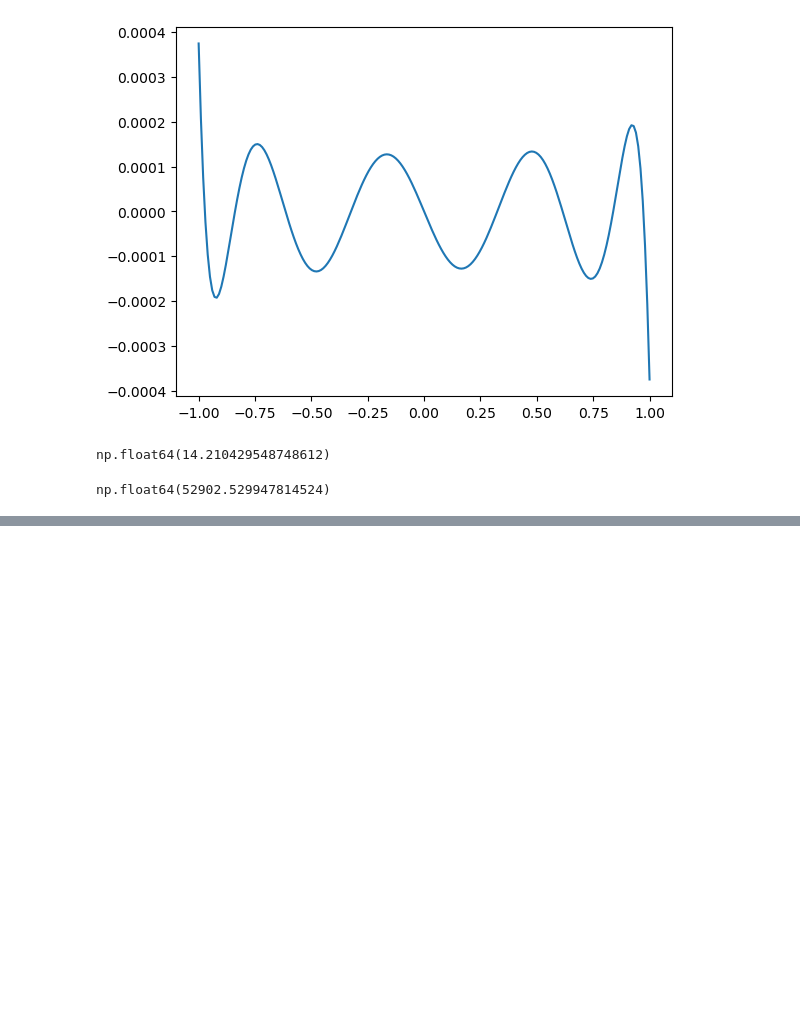
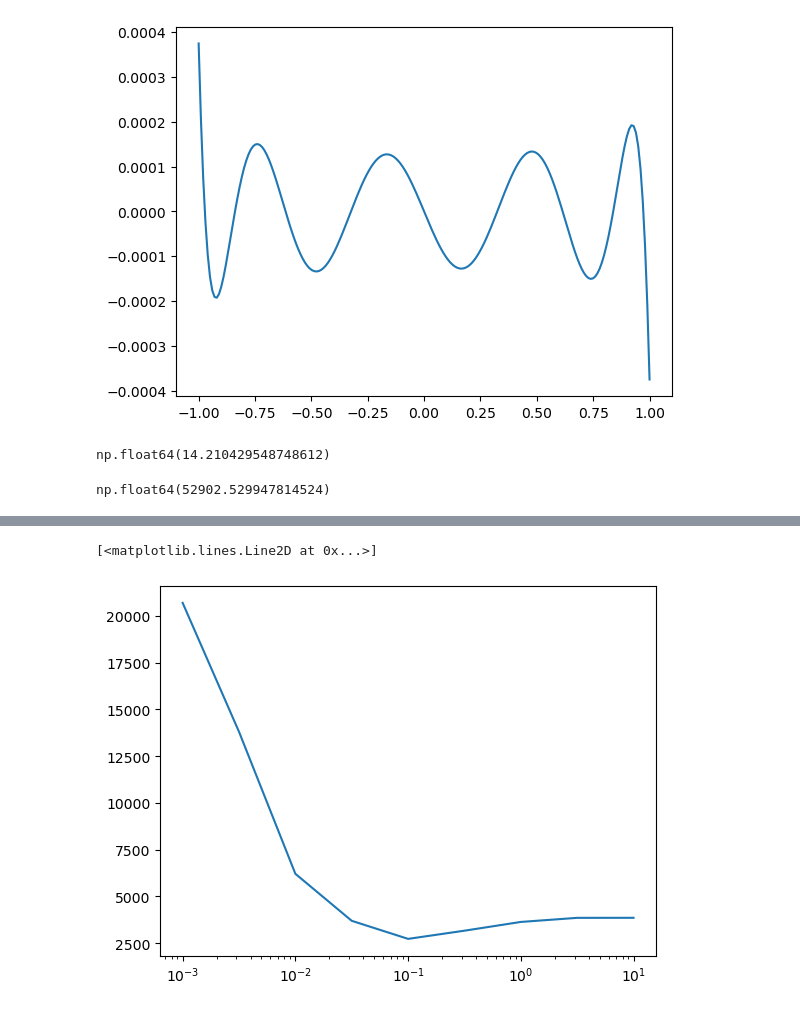
Before and after one commit to db423/Optimisation, a Jupyter notebook: Optimisation_coursework/cw.ipynb, the cells around one changed output, grey strips where cells are left out. Drawn from its saved outputs; the diff is of its cells as text; code cells hidden in the pictures; blank space fills up the shorter version.

```diff
--- a/Optimisation_coursework/cw.ipynb
+++ b/Optimisation_coursework/cw.ipynb
@@ -94,0 +200,5 @@ np.float64(52902.529947814524)
+# %%
+plt.semilogx(eps_values, iterations)
+# %% [output]
+[<matplotlib.lines.Line2D at 0x...>]
+[figure, added]
```
Also changed, not shown: parts of 8 cells of this notebook, 1 other file.
